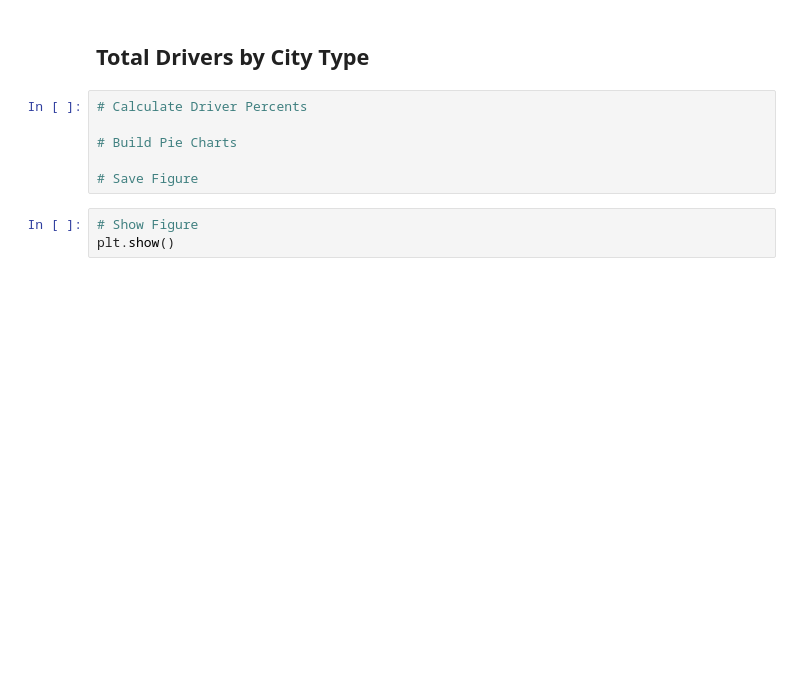
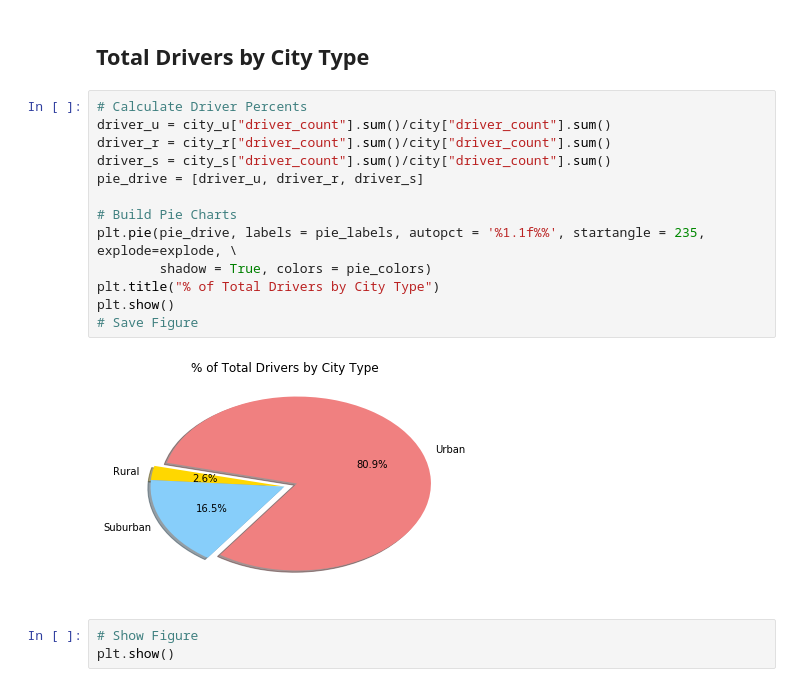
Before and after one commit to smartsingh/fare_analysis, a Jupyter notebook: pyber_starter.ipynb, the cells around one changed output. Cells and saved outputs as stored; diff of their text form; blank space fills up the shorter version.

```diff
--- a/pyber_starter.ipynb
+++ b/pyber_starter.ipynb
@@ -128,12 +151,21 @@ plt.show()
 [figure]
 # %% [markdown]
 ## Total Drivers by City Type
-# %%
-# Calculate Driver Percents
-
-# Build Pie Charts
-
-# Save Figure
+# %%
+# Calculate Driver Percents
+driver_u = city_u["driver_count"].sum()/city["driver_count"].sum()
+driver_r = city_r["driver_count"].sum()/city["driver_count"].sum()
+driver_s = city_s["driver_count"].sum()/city["driver_count"].sum()
+pie_drive = [driver_u, driver_r, driver_s]
+
+# Build Pie Charts
+plt.pie(pie_drive, labels = pie_labels, autopct = '%1.1f%%', startangle = 235, explode=explode, \
+        shadow = True, colors = pie_colors)
+plt.title("% of Total Drivers by City Type")
+plt.show()
+# Save Figure
+# %% [output]
+[figure, added]
 # %%
 # Show Figure
 plt.show()
```
Also changed, not shown: parts of 5 cells of this notebook.
